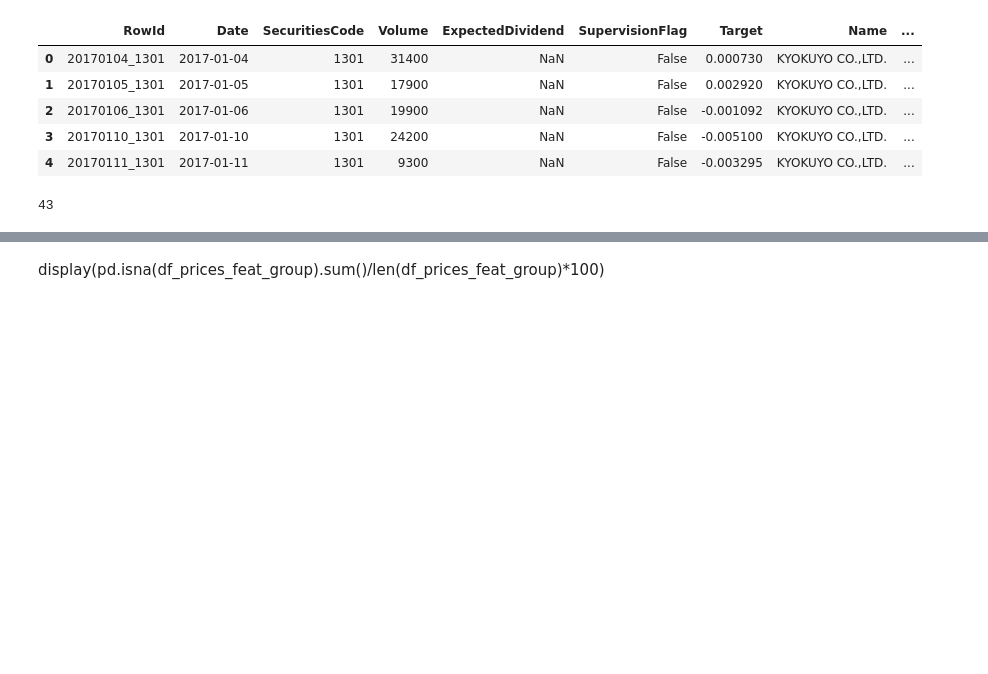
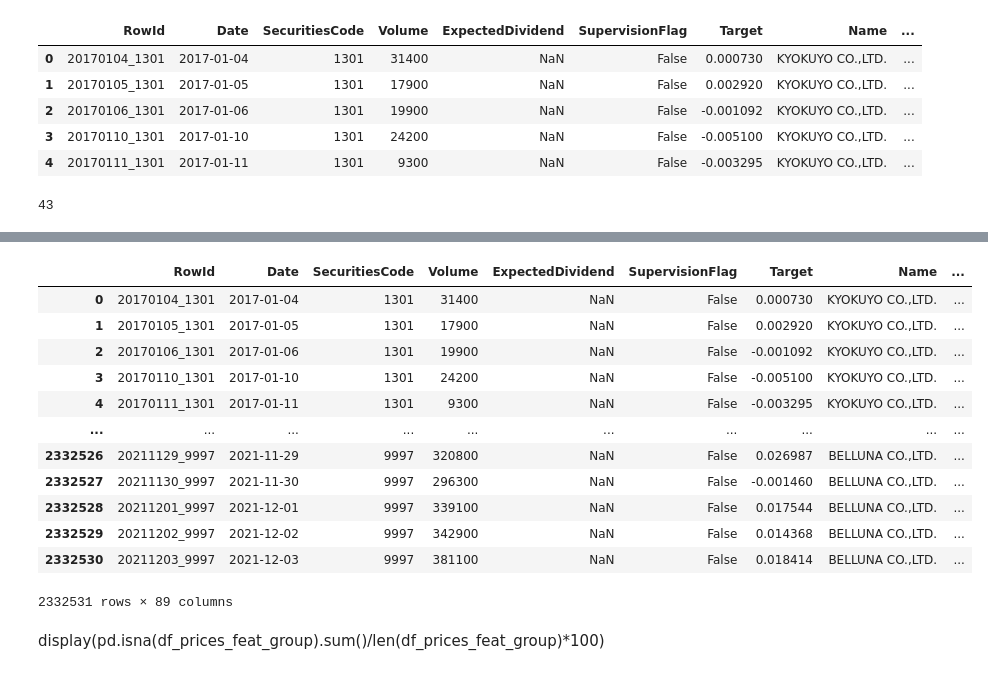
Before and after one commit to GariZabaleta/jpx-tokyo-stock-exchange-prediction, a Jupyter notebook: jpx-prediction.ipynb, the cells around one changed output, grey strips where cells are left out. Cells and saved outputs as stored; diff of their text form; code cells hidden in the pictures; blank space fills up the shorter version.

Commit message:
Kaggle Notebook | JPX_Prediction | One Hot encoder

```diff
--- a/jpx-prediction.ipynb
+++ b/jpx-prediction.ipynb
@@ -1693,0 +1554,4 @@ df_prices_feat_group
+# %%
+cat_encoder = OneHotEncoder(handle_unknown='ignore')
+train_set_cat_coded = cat_encoder.fit_transform(df_prices_feat[["33SectorName","17SectorName"]])
+train_set_cat_coded.shape
@@ -1693,0 +1560,8 @@ df_prices_feat_group
+# %%
+ls=[]
+for i in cat_encoder.categories_:
+    for j in i:
+        ls.append(j)
+# %%
+train_set_cat_coded_ready = pd.DataFrame(train_set_cat_coded.todense(),columns = ls,index=df_prices_feat.index)
+train_set_cat_coded_ready
@@ -1694,3 +1582,19 @@ df_prices_feat_group
+# %%
+df_prices_feat = pd.concat([df_prices_feat, train_set_cat_coded_ready], axis=1)
+# %% [output]
+|  | RowId | Date | SecuritiesCode | Volume | ExpectedDividend | SupervisionFlag | Target | Name | ... |
+| 0 | 20170104_1301 | 2017-01-04 | 1301 | 31400 | NaN | False | 0.000730 | KYOKUYO CO.,LTD. | ... |
+| 1 | 20170105_1301 | 2017-01-05 | 1301 | 17900 | NaN | False | 0.002920 | KYOKUYO CO.,LTD. | ... |
+| 2 | 20170106_1301 | 2017-01-06 | 1301 | 19900 | NaN | False | -0.001092 | KYOKUYO CO.,LTD. | ... |
+| 3 | 20170110_1301 | 2017-01-10 | 1301 | 24200 | NaN | False | -0.005100 | KYOKUYO CO.,LTD. | ... |
+| 4 | 20170111_1301 | 2017-01-11 | 1301 | 9300 | NaN | False | -0.003295 | KYOKUYO CO.,LTD. | ... |
+| ... | ... | ... | ... | ... | ... | ... | ... | ... | ... |
+| 2332526 | 20211129_9997 | 2021-11-29 | 9997 | 320800 | NaN | False | 0.026987 | BELLUNA CO.,LTD. | ... |
+| 2332527 | 20211130_9997 | 2021-11-30 | 9997 | 296300 | NaN | False | -0.001460 | BELLUNA CO.,LTD. | ... |
+| 2332528 | 20211201_9997 | 2021-12-01 | 9997 | 339100 | NaN | False | 0.017544 | BELLUNA CO.,LTD. | ... |
+| 2332529 | 20211202_9997 | 2021-12-02 | 9997 | 342900 | NaN | False | 0.014368 | BELLUNA CO.,LTD. | ... |
+| 2332530 | 20211203_9997 | 2021-12-03 | 9997 | 381100 | NaN | False | 0.018414 | BELLUNA CO.,LTD. | ... |
+2332531 rows × 89 columns
 # %% [markdown]
 
 display(pd.isna(df_prices_feat_group).sum()/len(df_prices_feat_group)*100)
```
Also changed, not shown: parts of 21 cells of this notebook.
